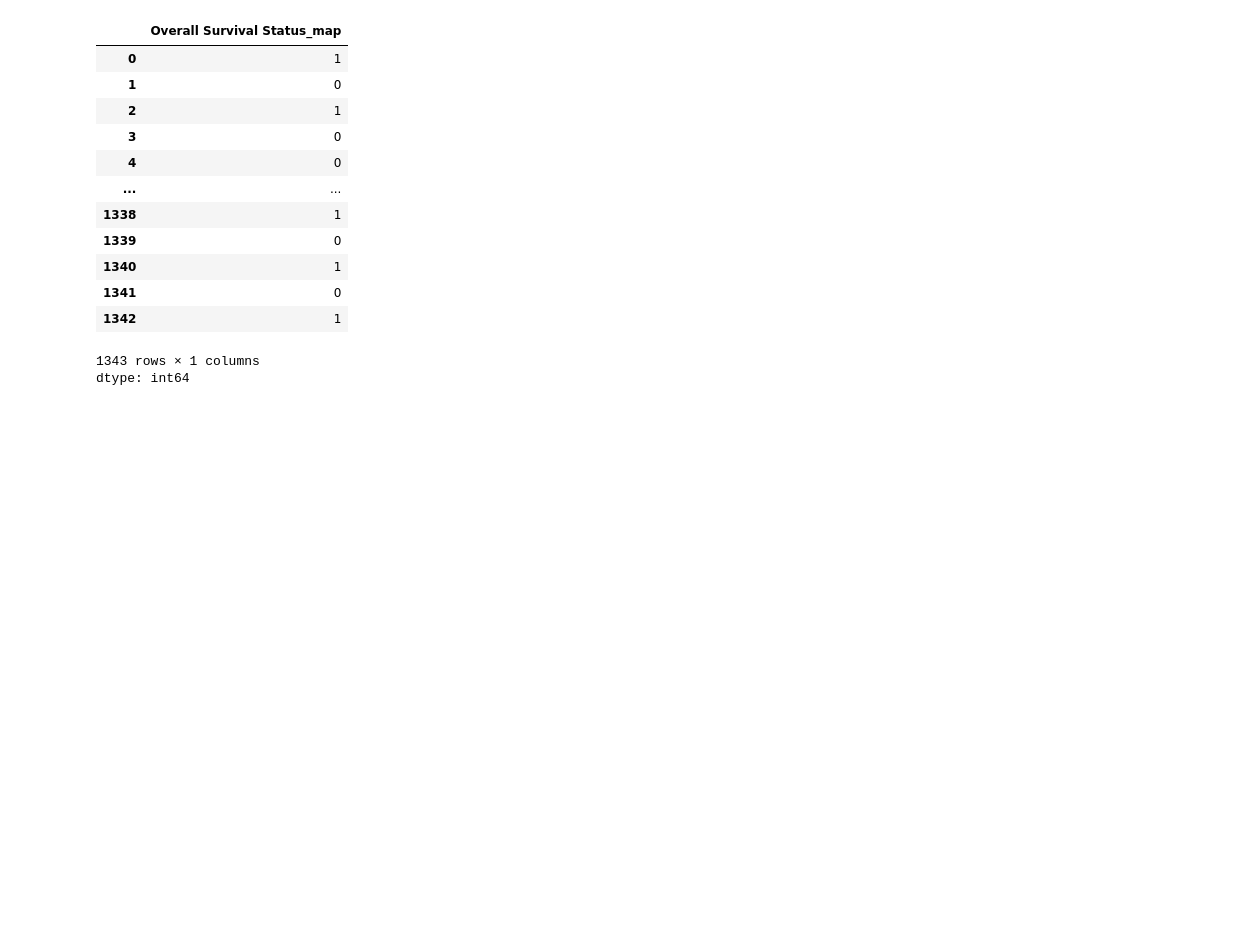
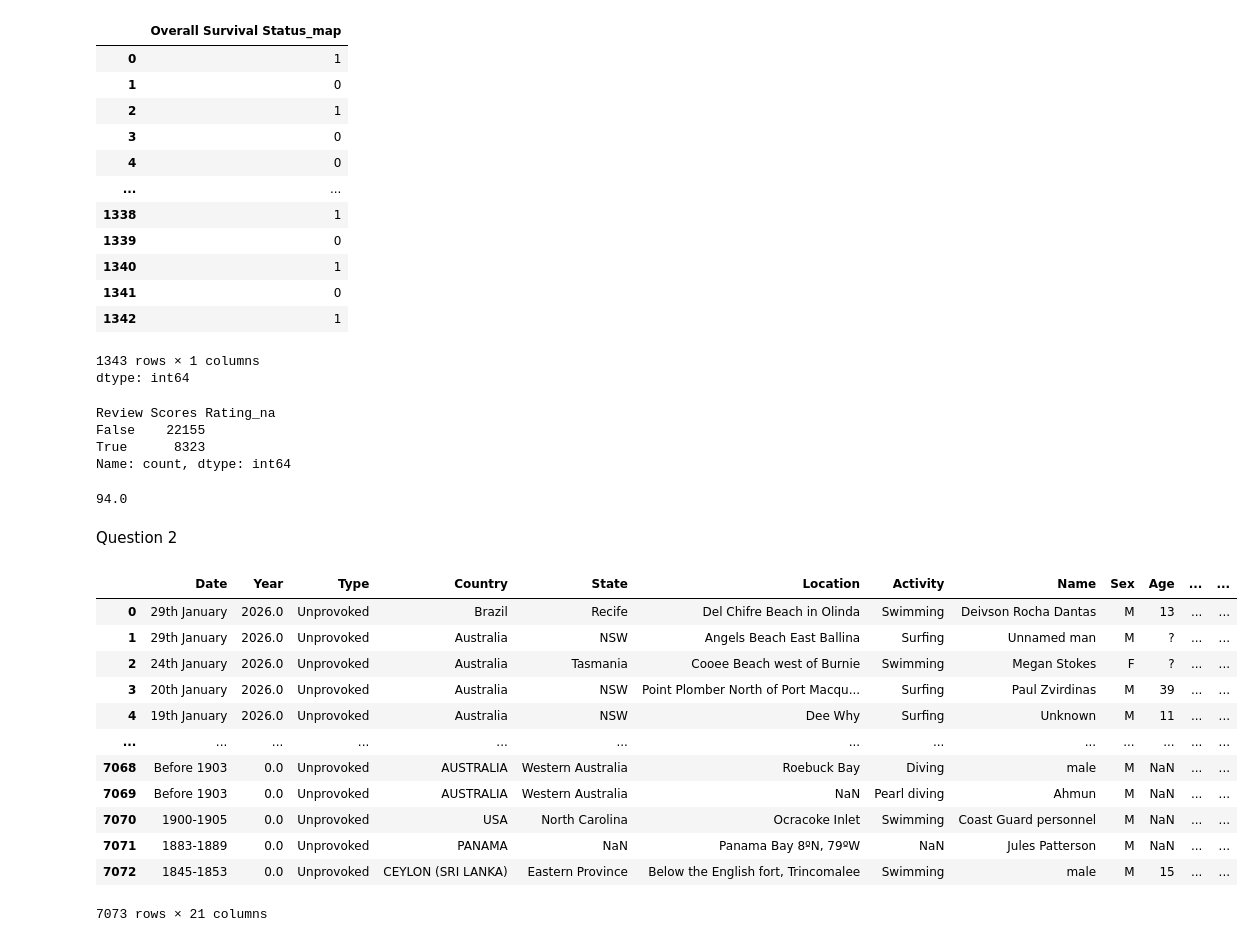
Before and after one commit to oliviapang/undergrad_ml_assignments, a Jupyter notebook: 1_Wrangling_and_EDA.ipynb, the cells around one changed output. Drawn from its saved outputs; the diff is of its cells as text; code cells hidden in the pictures; blank space fills up the shorter version.

```diff
--- a/1_Wrangling_and_EDA.ipynb
+++ b/1_Wrangling_and_EDA.ipynb
@@ -94,3 +94,46 @@ df['Overall Survival Status_map']
 | 1342 | 1 |
 1343 rows × 1 columns
 dtype: int64
+# %%
+# 4
+df = pd.read_csv('/content/data/airbnb_NYC.csv', encoding = 'latin1')
+df['Review Scores Rating_na'] = df['Review Scores Rating'].isna()
+print(df['Review Scores Rating_na'].value_counts())
+# There are 8323 missing values in Review Scores Rating
+imp_value = df['Review Scores Rating'].median()
+df['Review Scores Rating_imp'] = df['Review Scores Rating'].fillna(imp_value)
+df['Review Scores Rating_imp']
+# Imputing missing values could negatively impact these results because it could be giving bad airbnbs artificially high scores.
+# The median score calculated from the available data is 94, which is pretty high. It is unlikely that all 8323 properties with
+# missing scores would actually score a 94.
+# %% [output]
+Review Scores Rating_na
+False    22155
+True      8323
+Name: count, dtype: int64
+94.0
+# %% [markdown]
+Question 2
+# %%
+# 1
+df = pd.read_excel('/content/GSAF5.xls')
+# This works
+# %%
+# 2
+remove = ['Unnamed: 21', 'Unnamed: 22']
+df = df.drop(remove, axis = 1)
+df
+# %% [output]
+|  | Date | Year | Type | Country | State | Location | Activity | Name | Sex | Age | ... | ... |
+| 0 | 29th January | 2026.0 | Unprovoked | Brazil | Recife | Del Chifre Beach in Olinda | Swimming | Deivson Rocha Dantas | M | 13 | ... | ... |
+| 1 | 29th January | 2026.0 | Unprovoked | Australia | NSW | Angels Beach East Ballina | Surfing | Unnamed man | M | ? | ... | ... |
+| 2 | 24th January | 2026.0 | Unprovoked | Australia | Tasmania | Cooee Beach west of Burnie | Swimming | Megan Stokes | F | ? | ... | ... |
+| 3 | 20th January | 2026.0 | Unprovoked | Australia | NSW | Point Plomber North of Port Macqu... | Surfing | Paul Zvirdinas | M | 39 | ... | ... |
+| 4 | 19th January | 2026.0 | Unprovoked | Australia | NSW | Dee Why | Surfing | Unknown | M | 11 | ... | ... |
+| ... | ... | ... | ... | ... | ... | ... | ... | ... | ... | ... | ... | ... |
+| 7068 | Before 1903 | 0.0 | Unprovoked | AUSTRALIA | Western Australia | Roebuck Bay | Diving | male | M | NaN | ... | ... |
+| 7069 | Before 1903 | 0.0 | Unprovoked | AUSTRALIA | Western Australia | NaN | Pearl diving | Ahmun | M | NaN | ... | ... |
+| 7070 | 1900-1905 | 0.0 | Unprovoked | USA | North Carolina | Ocracoke Inlet | Swimming | Coast Guard personnel | M | NaN | ... | ... |
+| 7071 | 1883-1889 | 0.0 | Unprovoked | PANAMA | NaN | Panama Bay 8ºN, 79ºW | NaN | Jules Patterson | M | NaN | ... | ... |
+| 7072 | 1845-1853 | 0.0 | Unprovoked | CEYLON (SRI LANKA) | Eastern Province | Below the English fort, Trincomalee | Swimming | male | M | 15 | ... | ... |
+7073 rows × 21 columns
```
Also changed, not shown: parts of 2 cells of this notebook.
